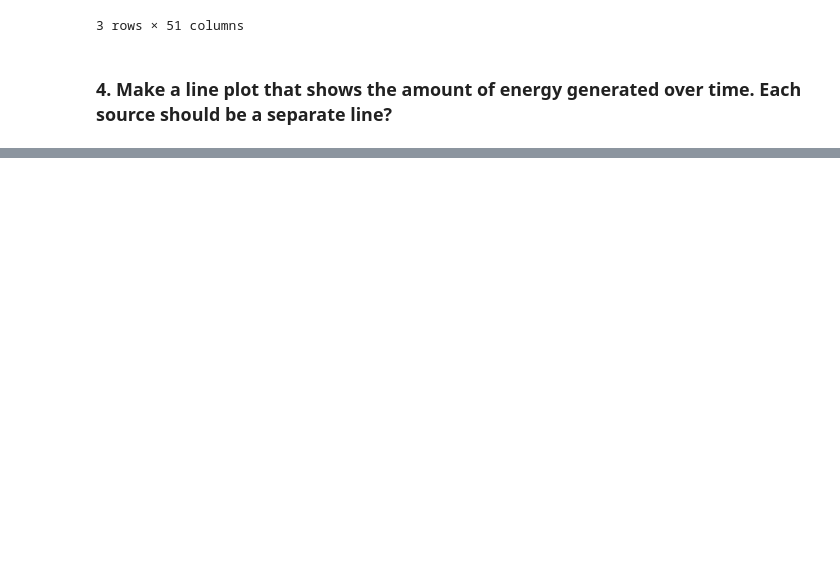
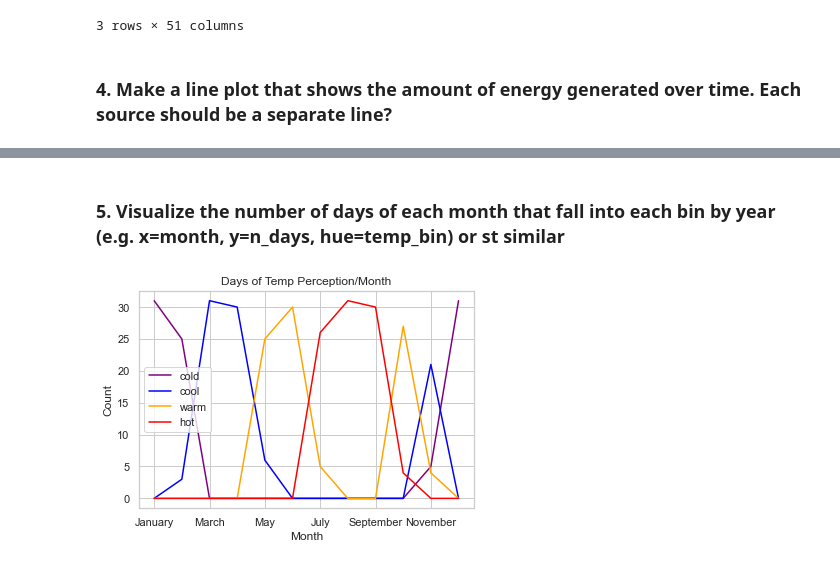
Before and after one commit to CharlesAtchison/time-series-exercises, a Jupyter notebook: time_series_data.ipynb, the cells around one changed output, grey strips where cells are left out. Saved outputs shown, nothing was run; the diff lists cells and outputs as text; code cells hidden in the pictures; blank space fills up the shorter version.

```diff
--- a/time_series_data.ipynb
+++ b/time_series_data.ipynb
@@ -327,0 +407,12 @@ plt.show()
+# %% [markdown]
+### 5. Visualize the number of days of each month that fall into each bin by year (e.g. x=month, y=n_days, hue=temp_bin) or st similar
+# %%
+# Plots the DataFrame and defines the colors to their respective feeling
+sns.set(style='whitegrid')
+feels.plot(color={'cold': 'purple', 'cool': 'blue', 'warm': 'orange', 'hot': 'red'})
+plt.title('Days of Temp Perception/Month')
+plt.xlabel('Month')
+plt.ylabel('Count')
+plt.show()
+# %% [output]
+[figure, added]
```
Also changed, not shown: parts of 5 cells of this notebook.
